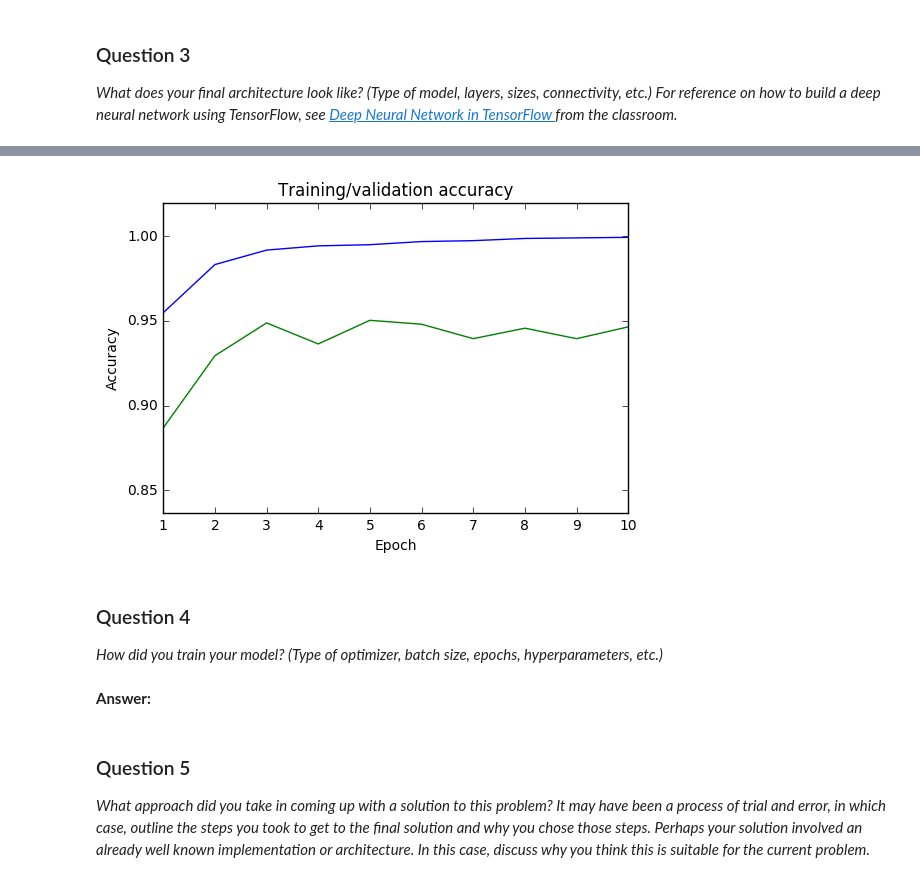
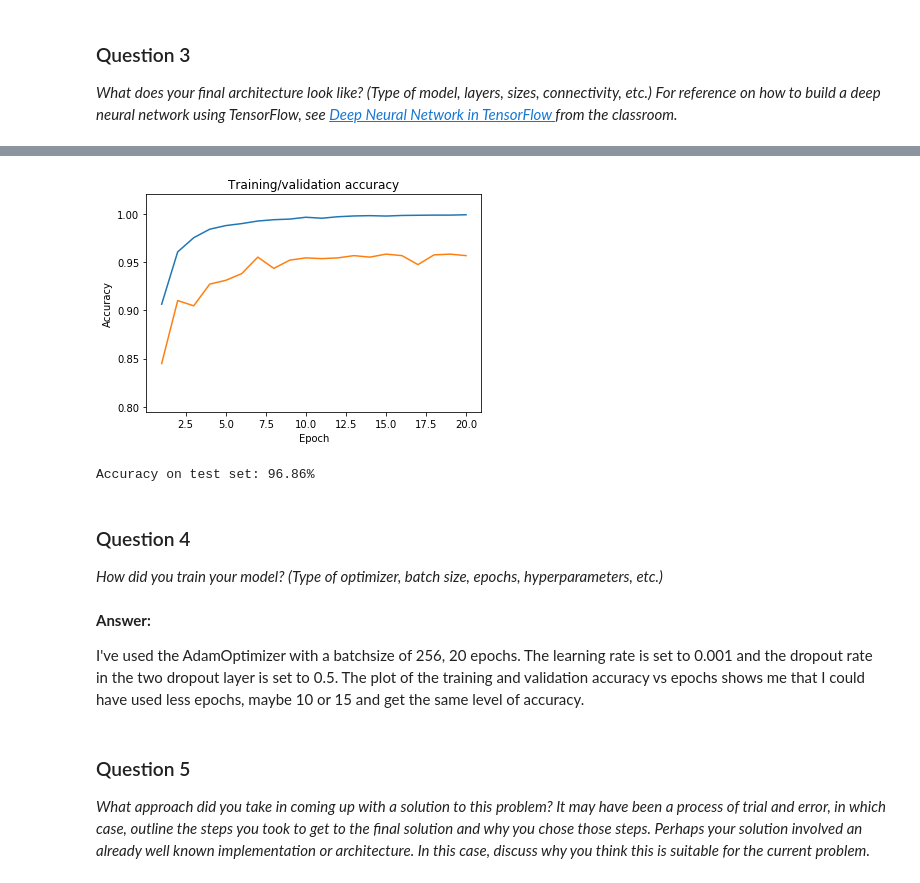
Before and after one commit to 2PetitsVerres/CarND-Traffic-Sign-Classifier-Project, a Jupyter notebook: Traffic_Sign_Classifier.ipynb, the cells around one changed output, grey strips where cells are left out. Drawn from its saved outputs; the diff is of its cells as text; code cells hidden in the pictures.

Commit message:
Architecture and training done

```diff
--- a/Traffic_Sign_Classifier.ipynb
+++ b/Traffic_Sign_Classifier.ipynb
@@ -381,16 +469,16 @@ def network(x, dropout):
     # Flatten. Input = 5*5*50. Output = 1250.
     fc0   = flatten(conv2)
 
-    # Layer 3: Fully Connected. Input = 1250. Output = 400
-    fc1_W = tf.Variable(tf.truncated_normal(shape=(1250, 400), mean = mu, stddev = sigma))
-    fc1_b = tf.Variable(tf.zeros(400))
+    # Layer 3: Fully Connected. Input = 1250. Output = 300
+    fc1_W = tf.Variable(tf.truncated_normal(shape=(1250, 300), mean = mu, stddev = sigma))
+    fc1_b = tf.Variable(tf.zeros(300))
     fc1   = tf.matmul(fc0, fc1_W) + fc1_b
 
     # Activation.
     fc1    = tf.nn.relu(fc1)
 
-    # Layer 4: Fully Connected. Input = 400. Output = 84.
-    fc2_W  = tf.Variable(tf.truncated_normal(shape=(400, 84), mean = mu, stddev = sigma))
+    # Layer 4: Fully Connected. Input = 300. Output = 84.
+    fc2_W  = tf.Variable(tf.truncated_normal(shape=(300, 84), mean = mu, stddev = sigma))
     fc2_b  = tf.Variable(tf.zeros(84))
     fc2    = tf.matmul(fc1, fc2_W) + fc2_b
 
@@ -412,0 +516,9 @@ _What does your final architecture look like? (Type of model, layers, sizes, con
+# %%
+### Train your model here.
+### Feel free to use as many code cells as needed.
+
+# hyper parameters
+EPOCHS = 20
+BATCH_SIZE = 256
+rate = 0.001
+training_dropout = .5
@@ -500,0 +552,23 @@ Model saved
+# %%
+# Train the model (with some feedback while running)
+val_acc = []
+train_acc = []
+with tf.Session() as sess:
+    sess.run(tf.global_variables_initializer())
+    num_examples = len(X_train_norm_inflated)
+
+    print("Training...")
+    print()
+    for i in range(EPOCHS):
+        X_train_norm_inflated, y_train_norm_inflated = shuffle(X_train_norm_inflated, y_train_norm_inflated)
+        for offset in range(0, num_examples, BATCH_SIZE):
+            end = offset + BATCH_SIZE
+            batch_x, batch_y = X_train_norm_inflated[offset:end], y_train_norm_inflated[offset:end]
+            sess.run(training_operation, feed_dict={x: batch_x, y: batch_y, dropout:training_dropout})
+
+        val_acc.append(evaluate(X_valid_norm, y_valid_norm))
+        train_acc.append(evaluate(X_train_norm_inflated, y_train_norm_inflated))
+        print("EPOCH {} ...".format(i+1), "Val acc = {:.3f}".format(val_acc[-1]), "Train acc = {:.3f}".format(train_acc[-1]))
+
+    saver.save(sess, './network')
+    print("Model saved")
@@ -501,23 +593,33 @@ Model saved
 # %%
+# Plot the accuracy on training and validation set
 %matplotlib inline
 # display label distribution in the dataset
 plt.figure()
-plt.hold(True)
 plt.plot(list(range(1,len(train_acc)+1)), train_acc)
 plt.plot(list(range(1,len(val_acc)+1)), val_acc)
 plt.ylim([min(val_acc)-.05,1.02])
 plt.title('Training/validation accuracy')
 plt.xlabel('Epoch')
 plt.ylabel('Accuracy')
 plt.show()
 # %% [output]
-[figure, old version]
+[figure, new version]
+# %%
+# To execute only after final training
+with tf.Session() as sess:
+    saver.restore(sess, './network')
+    test_accuracy = evaluate(X_test_pre_proc, y_test)
+    print('Accuracy on test set: {:.2f}%'.format(test_accuracy*100))
+# %% [output]
+Accuracy on test set: 96.86%
 # %% [markdown]
 ### Question 4
 
 _How did you train your model? (Type of optimizer, batch size, epochs, hyperparameters, etc.)_
-# %% [markdown]
-**Answer:**
+# %% [markdown]
+**Answer:**
+
+I've used the AdamOptimizer with a batchsize of 256, 20 epochs. The learning rate is set to 0.001 and the dropout rate in the two dropout layer is set to 0.5. The plot of the training and validation accuracy vs epochs shows me that I could have used less epochs, maybe 10 or 15 and get the same level of accuracy.
 # %% [markdown]
 ### Question 5
 
```
Also changed, not shown: parts of 20 cells of this notebook.
